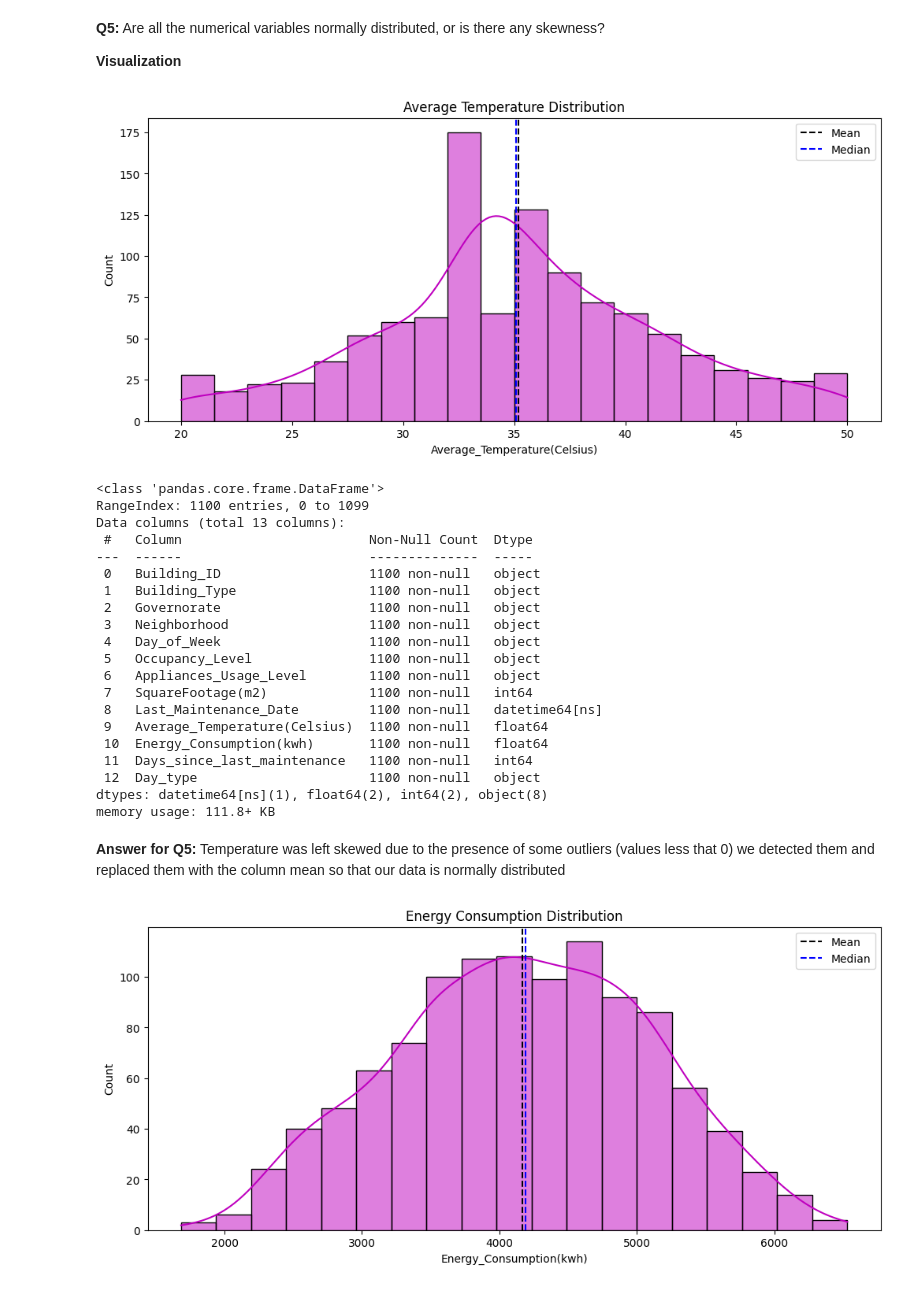
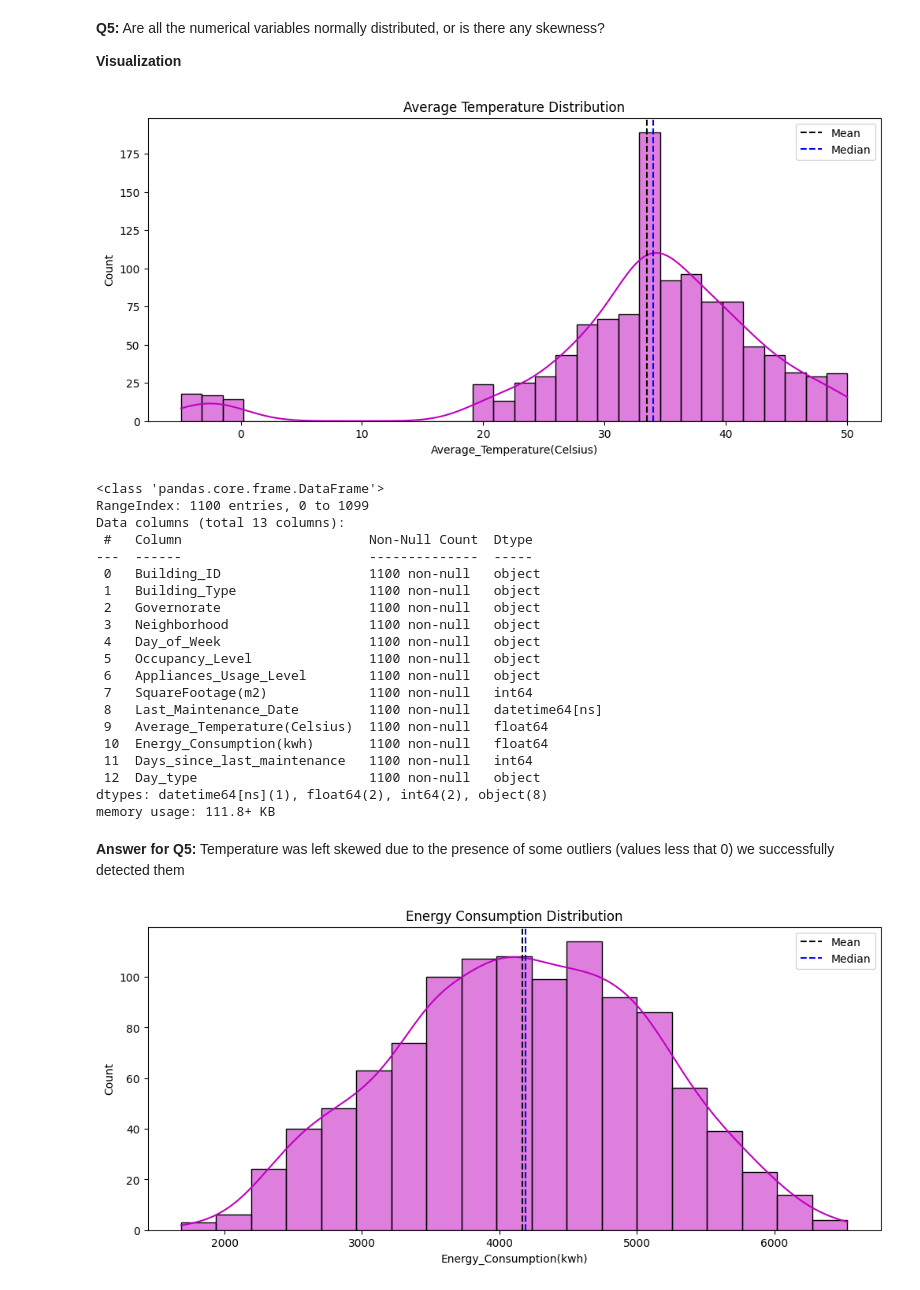
Before and after one commit to husseinabdelbary/Sheamus, a Jupyter notebook: Regression_Mini-Project.ipynb, the cells around one changed output. Saved outputs shown, nothing was run; the diff lists cells and outputs as text; code cells hidden in the pictures.

```diff
--- a/Regression_Mini-Project.ipynb
+++ b/Regression_Mini-Project.ipynb
@@ -592,24 +592,20 @@ Correlation between Days Since Last Maintenance and Energy Consumption: -0.55
 
 **Visualization**
 # %%
-# Check negative temperature values
-df[df['Average_Temperature(Celsius)'] < 0]
-df['Average_Temperature(Celsius)'].describe()
-mean_temp = df['Average_Temperature(Celsius)'][df['Average_Temperature(Celsius)'] >= 0].mean()
-df.loc[df['Average_Temperature(Celsius)'] < 0, 'Average_Temperature(Celsius)'] = mean_temp
+
 
 plt.figure(figsize=(12,5))
 plt.title('Average Temperature Distribution')
 
 ax = sns.histplot(df['Average_Temperature(Celsius)'], color = 'm', kde=True)
 ax.axvline(df['Average_Temperature(Celsius)'].mean(), color='k', linestyle='--', label='Mean');
 ax.axvline(df['Average_Temperature(Celsius)'].median(), color='b', linestyle='--', label='Median');
 plt.legend()
 plt.show()
 
 df.info()
 # %% [output]
-[figure, old version]
+[figure, new version]
 <class 'pandas.core.frame.DataFrame'>
 RangeIndex: 1100 entries, 0 to 1099
 Data columns (total 13 columns):
@@ -631,7 +627,7 @@ Data columns (total 13 columns):
 dtypes: datetime64[ns](1), float64(2), int64(2), object(8)
 memory usage: 111.8+ KB
 # %% [markdown]
-**Answer for Q5:** Temperature was left skewed due to the presence of some outliers (values less that 0) we detected them and replaced them with the column mean so that our data is normally distributed
+**Answer for Q5:** Temperature was left skewed due to the presence of some outliers (values less that 0) we successfully detected them
 # %%
 plt.figure(figsize=(12,5))
 plt.title('Energy Consumption Distribution')
```
Also changed, not shown: parts of 9 cells of this notebook.
